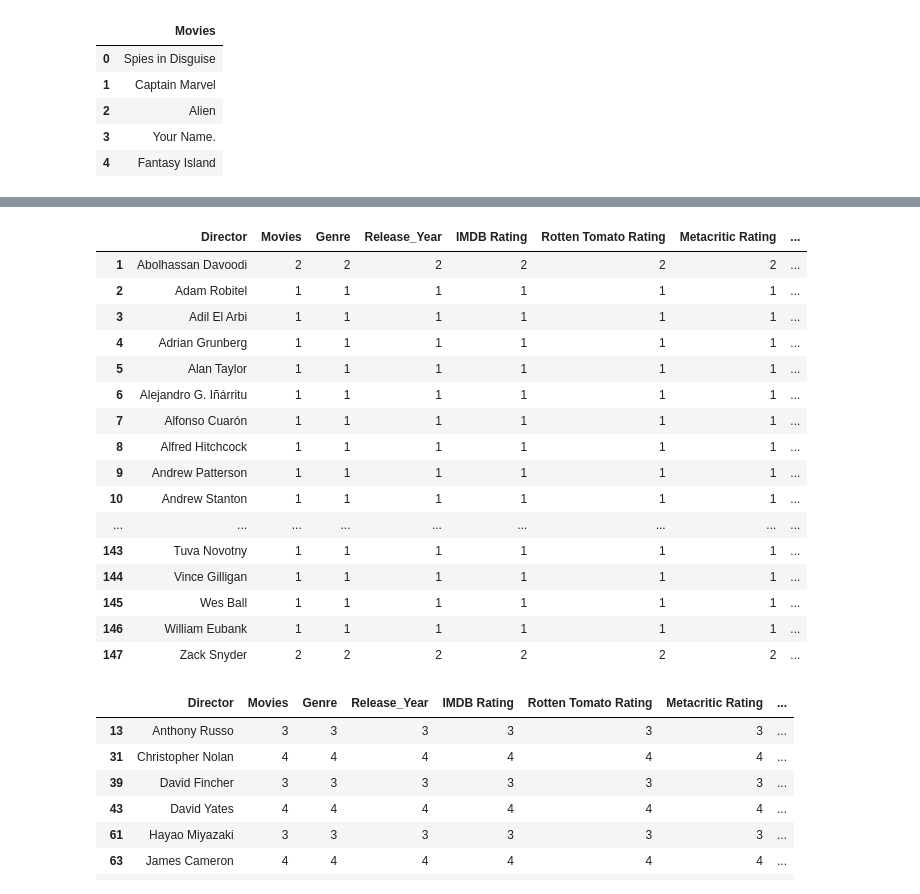
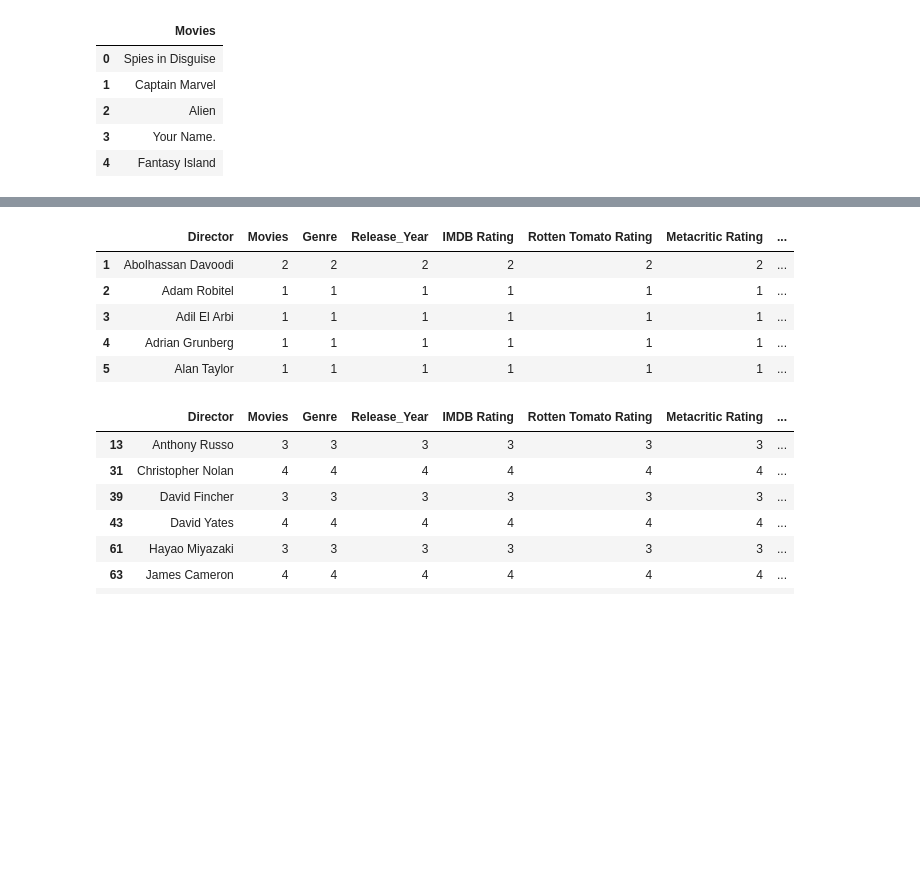
Before and after one commit to mwil177/project-1, a Jupyter notebook: Movie Stuff.ipynb, the cells around one changed output, grey strips where cells are left out. Cells and saved outputs as stored; diff of their text form; code cells hidden in the pictures; blank space fills up the shorter version.

```diff
--- a/Movie Stuff.ipynb
+++ b/Movie Stuff.ipynb
@@ -264,29 +195,18 @@ plt.show()
 # %%
 #Get a count of movies by each director
 movie_director = movie_short_rename.groupby(["Director"]).count()
 #place an index value so the results can be graphed
 movie_director.reset_index(level=0, inplace=True)
 #Drop row w/o director name
 movie_director_clean = movie_director[movie_director.Director != ""]
-movie_director_clean
+movie_director_clean.head()
 # %% [output]
 |  | Director | Movies | Genre | Release_Year | IMDB Rating | Rotten Tomato Rating | Metacritic Rating | ... |
 | 1 | Abolhassan Davoodi | 2 | 2 | 2 | 2 | 2 | 2 | ... |
 | 2 | Adam Robitel | 1 | 1 | 1 | 1 | 1 | 1 | ... |
 | 3 | Adil El Arbi | 1 | 1 | 1 | 1 | 1 | 1 | ... |
 | 4 | Adrian Grunberg | 1 | 1 | 1 | 1 | 1 | 1 | ... |
 | 5 | Alan Taylor | 1 | 1 | 1 | 1 | 1 | 1 | ... |
-| 6 | Alejandro G. Iñárritu | 1 | 1 | 1 | 1 | 1 | 1 | ... |
-| 7 | Alfonso Cuarón | 1 | 1 | 1 | 1 | 1 | 1 | ... |
-| 8 | Alfred Hitchcock | 1 | 1 | 1 | 1 | 1 | 1 | ... |
-| 9 | Andrew Patterson | 1 | 1 | 1 | 1 | 1 | 1 | ... |
-| 10 | Andrew Stanton | 1 | 1 | 1 | 1 | 1 | 1 | ... |
-| ... | ... | ... | ... | ... | ... | ... | ... | ... |
-| 143 | Tuva Novotny | 1 | 1 | 1 | 1 | 1 | 1 | ... |
-| 144 | Vince Gilligan | 1 | 1 | 1 | 1 | 1 | 1 | ... |
-| 145 | Wes Ball | 1 | 1 | 1 | 1 | 1 | 1 | ... |
-| 146 | William Eubank | 1 | 1 | 1 | 1 | 1 | 1 | ... |
-| 147 | Zack Snyder | 2 | 2 | 2 | 2 | 2 | 2 | ... |
 # %%
 #Remove any directors with 2 or less movies
 movie_director_cleaner = movie_director_clean[movie_director.Movies > 2]
```
Also changed, not shown: parts of 20 cells of this notebook, 1 other file.
